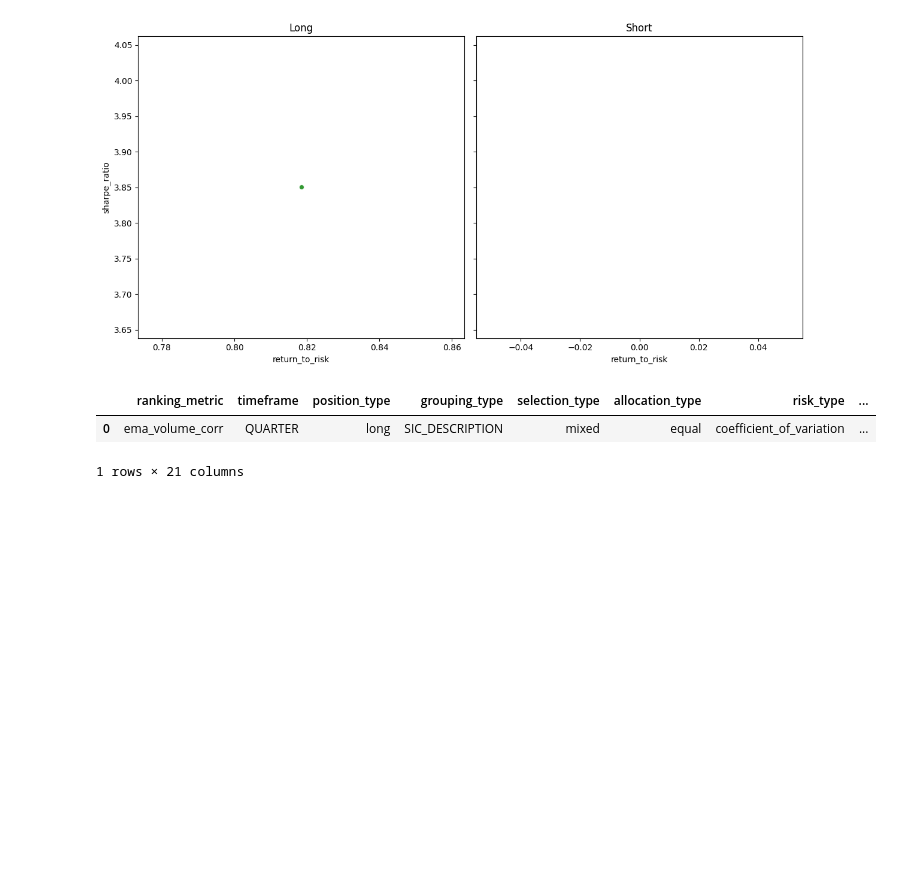
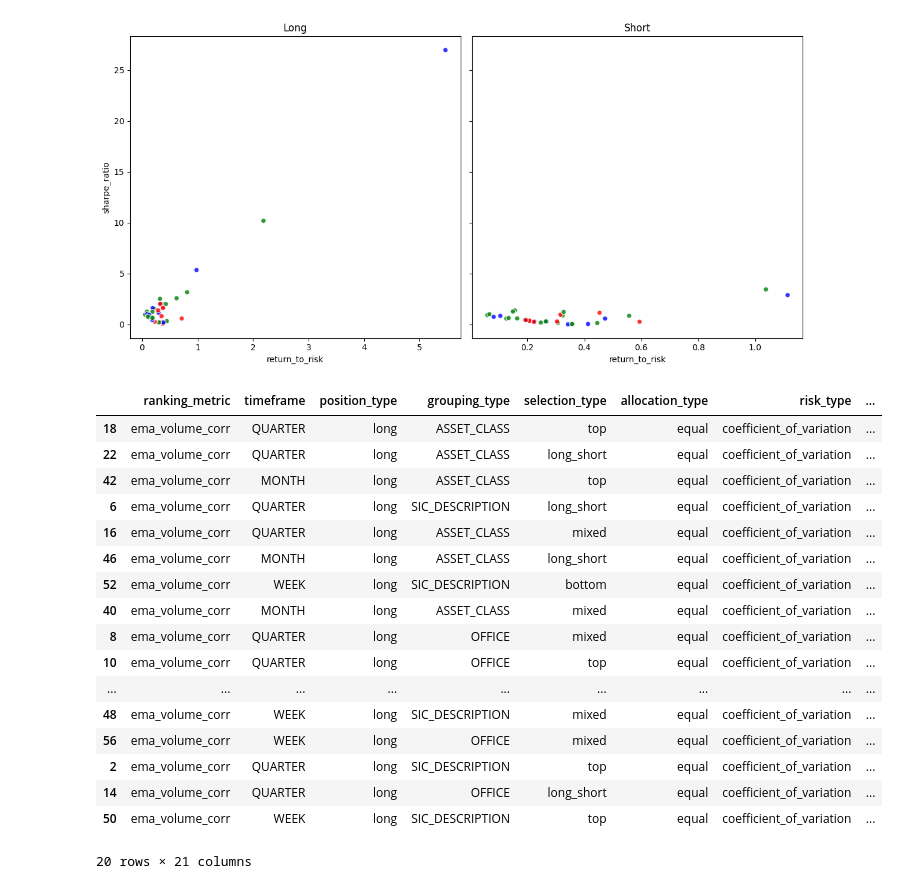
Before and after one commit to chung-ejy/orivault, a Jupyter notebook: studies/swing_trading_study/speculation_basic.ipynb, the cells around one changed output. Saved outputs shown, nothing was run; the diff lists cells and outputs as text; code cells hidden in the pictures; blank space fills up the shorter version.

```diff
--- a/studies/swing_trading_study/speculation_basic.ipynb
+++ b/studies/swing_trading_study/speculation_basic.ipynb
@@ -52,7 +52,7 @@ analysises = []
 for rolling_window in [20]:
     market.connect()
     prices = []
-    for ticker in tqdm(index["ticker"][:500]):
+    for ticker in tqdm(index["ticker"]):
         try:
             price = market.query("prices", {"ticker": ticker})
             if price.index.size > 150:
@@ -76,7 +76,7 @@ for rolling_window in [20]:
     ## subsetting backtesting data
     simulation = simulation[(simulation["year"]>=model_end) & (simulation["year"]<backtest_end)]
     simulation.sort_values("date", inplace=True)
-    for portfolio in tqdm(portfolios[:1]):
+    for portfolio in tqdm(portfolios):
         try:
             trades = portfolio.trades(simulation.copy())
             performance = portfolio.portfolio(trades.copy(),benchmark.copy())
@@ -145,14 +143,29 @@ plt.tight_layout()
 # Show the combined plot
 plt.show()
 # %% [output]
-[figure, old version]
+[figure, new version]
 # %%
-valid = a[(a["timeframe"]=="QUARTER") & (a["position_type"]=="long")].sort_values("pnl",ascending=False).head(20)
+valid = a[(a["position_type"]=="long")].sort_values("pnl",ascending=False).head(20)
 valid
 # %% [output]
 |  | ranking_metric | timeframe | position_type | grouping_type | selection_type | allocation_type | risk_type | ... |
-| 0 | ema_volume_corr | QUARTER | long | SIC_DESCRIPTION | mixed | equal | coefficient_of_variation | ... |
+| 18 | ema_volume_corr | QUARTER | long | ASSET_CLASS | top | equal | coefficient_of_variation | ... |
+| 22 | ema_volume_corr | QUARTER | long | ASSET_CLASS | long_short | equal | coefficient_of_variation | ... |
+| 42 | ema_volume_corr | MONTH | long | ASSET_CLASS | top | equal | coefficient_of_variation | ... |
+| 6 | ema_volume_corr | QUARTER | long | SIC_DESCRIPTION | long_short | equal | coefficient_of_variation | ... |
+| 16 | ema_volume_corr | QUARTER | long | ASSET_CLASS | mixed | equal | coefficient_of_variation | ... |
+| 46 | ema_volume_corr | MONTH | long | ASSET_CLASS | long_short | equal | coefficient_of_variation | ... |
+| 52 | ema_volume_corr | WEEK | long | SIC_DESCRIPTION | bottom | equal | coefficient_of_variation | ... |
+| 40 | ema_volume_corr | MONTH | long | ASSET_CLASS | mixed | equal | coefficient_of_variation | ... |
+| 8 | ema_volume_corr | QUARTER | long | OFFICE | mixed | equal | coefficient_of_variation | ... |
+| 10 | ema_volume_corr | QUARTER | long | OFFICE | top | equal | coefficient_of_variation | ... |
+| ... | ... | ... | ... | ... | ... | ... | ... | ... |
+| 48 | ema_volume_corr | WEEK | long | SIC_DESCRIPTION | mixed | equal | coefficient_of_variation | ... |
+| 56 | ema_volume_corr | WEEK | long | OFFICE | mixed | equal | coefficient_of_variation | ... |
+| 2 | ema_volume_corr | QUARTER | long | SIC_DESCRIPTION | top | equal | coefficient_of_variation | ... |
+| 14 | ema_volume_corr | QUARTER | long | OFFICE | long_short | equal | coefficient_of_variation | ... |
+| 50 | ema_volume_corr | WEEK | long | SIC_DESCRIPTION | top | equal | coefficient_of_variation | ... |
-1 rows × 21 columns
+20 rows × 21 columns
 # %%
 top = valid.head(1).to_dict("records")[0]
 top
```
Also changed, not shown: parts of 8 cells of this notebook, 2 other files.
